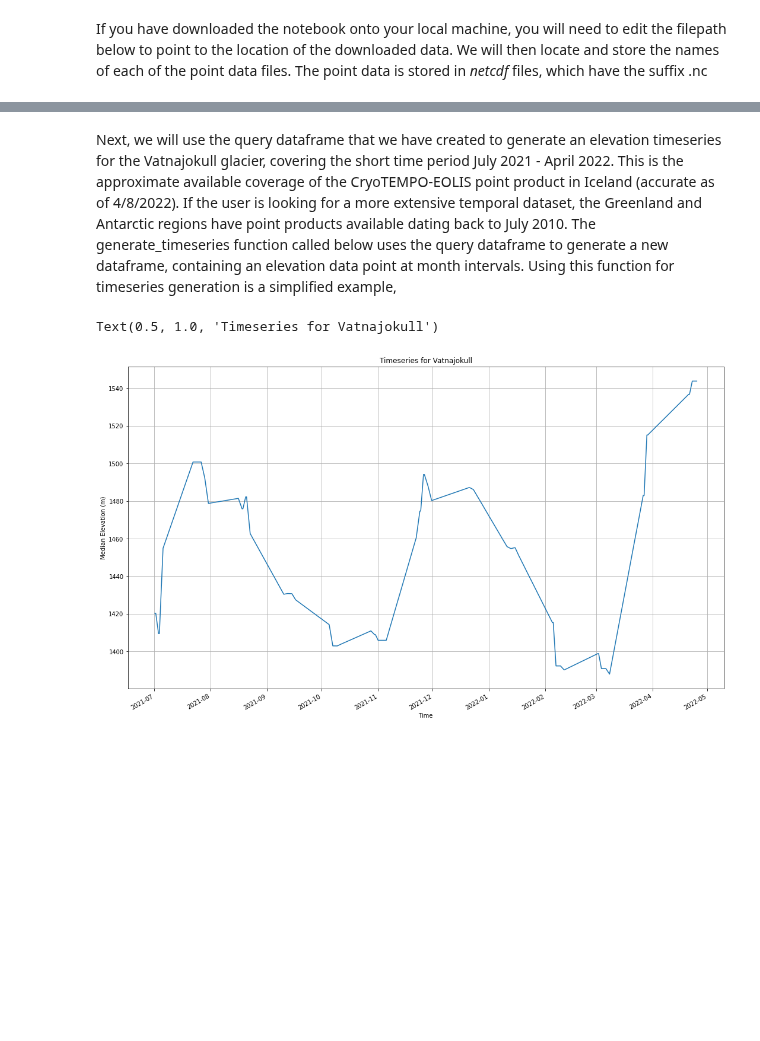
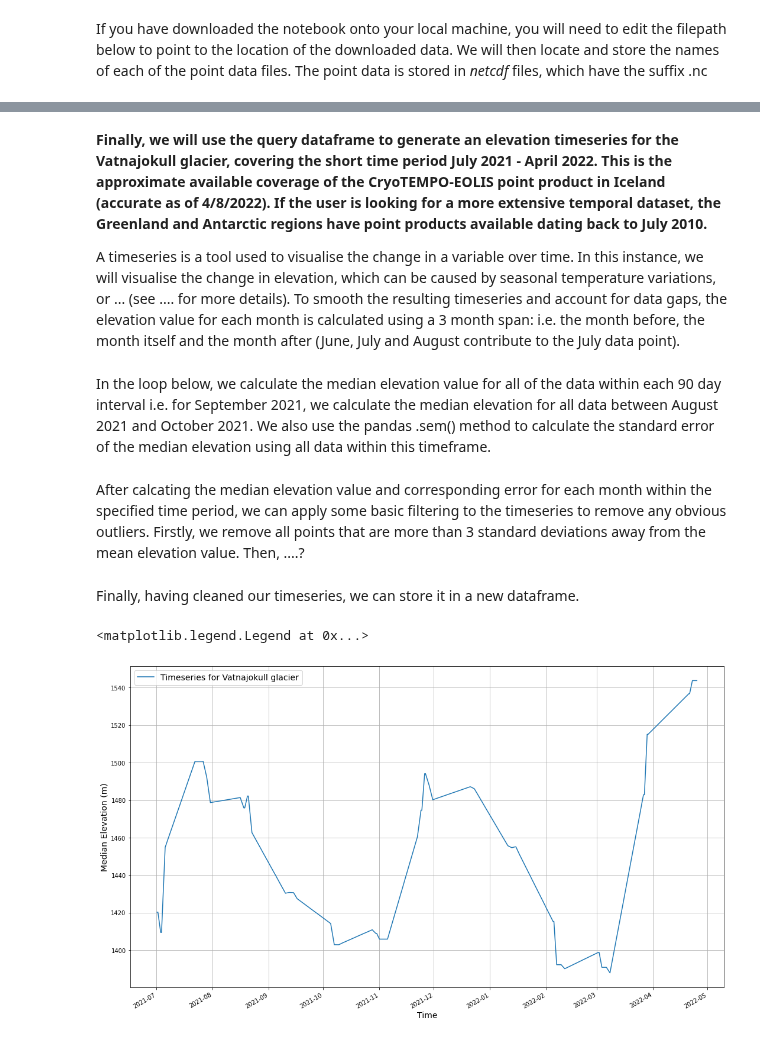
Before and after one commit to earthwave/eolis_demo_notebooks, a Jupyter notebook: cryotempo_eolis_download_plot_point_data.ipynb, the cells around one changed output, grey strips where cells are left out. Drawn from its saved outputs; the diff is of its cells as text; code cells hidden in the pictures; blank space fills up the shorter version.

Commit message:
Minimal functions and better documentation

```diff
--- a/cryotempo_eolis_download_plot_point_data.ipynb
+++ b/cryotempo_eolis_download_plot_point_data.ipynb
@@ -103 +110,5 @@ files = sorted(glob.glob(data_filepath+'/*.nc'))
+# %%
+data_filepath = '/home/dubbersophie/ew_code/extra_stuff_for_eolis_demo/point_data/'
+#data_filepath = 'content/' #Filepath specific to the Google Colab environment
+files = sorted(glob.glob(data_filepath+'/*.nc'))
 # %% [markdown]
@@ -146,3 +175,4 @@ print('Point data from ',dates[0],' to ',dates[-1])
 # %% [markdown]
-Next, we will use the query dataframe that we have created to generate an elevation timeseries for the Vatnajokull glacier, covering the short time period July 2021 - April 2022. This is the approximate available coverage of the CryoTEMPO-EOLIS point product in Iceland (accurate as of 4/8/2022). If the user is looking for a more extensive temporal dataset, the Greenland and Antarctic regions have point products available dating back to July 2010.
-The generate_timeseries function called below uses the query dataframe to generate a new dataframe, containing an elevation data point at month intervals. Using this function for timeseries generation is a simplified example,
+<strong>Finally, we will use the query dataframe to generate an elevation timeseries for the Vatnajokull glacier, covering the short time period July 2021 - April 2022. This is the approximate available coverage of the CryoTEMPO-EOLIS point product in Iceland (accurate as of 4/8/2022). If the user is looking for a more extensive temporal dataset, the Greenland and Antarctic regions have point products available dating back to July 2010. </strong>
+
+A timeseries is a tool used to visualise the change in a variable over time. In this instance, we will visualise the change in elevation, which can be caused by seasonal temperature variations, or ... (see .... for more details). To smooth the resulting timeseries and account for data gaps, the elevation value for each month is calculated using a 3 month span: i.e. the month before, the month itself and the month after (June, July and August contribute to the July data point).
@@ -149,21 +183,12 @@ The generate_timeseries function called below uses the query dataframe to genera
+# %% [markdown]
+In the loop below, we calculate the median elevation value for all of the data within each 90 day interval i.e. for September 2021, we calculate the median elevation for all data between August 2021 and October 2021. We also use the pandas .sem() method to calculate the standard error of the median elevation using all data within this timeframe.
 # %%
-# Use generate_timeseries function to calculate a 12 month timeseries for this dataset, using a 90 day overlap and some basic filtering
-interval = 90.
-medians, errors = [], []
-column = 'elevation'
-
 for idx, date in enumerate(dates):
     startdate = datetime.datetime.timestamp(date-relativedelta(days=+(interval/2)))
     enddate = datetime.datetime.timestamp(date+relativedelta(days=+(interval/2)))
-    df_filt = data[(data.time >= startdate) & (data.time < enddate)].reindex()
+    df_filt = full_query_results[(full_query_results.time >= startdate) & (full_query_results.time < enddate)].reindex()
 
-    medians.append(np.nanmedian(full_query_results[column]))
-    errors.append(full_query_results[column].sem())
-
-medians = np.where(np.abs(np.array(medians)-np.nanmean(medians)) <= (3*np.nanstd(medians)), np.array(medians), np.nan)
-medians = np.where(np.array(errors) <= 3, np.array(medians), np.nan)
-
-timeseries_df = pd.DataFrame()
-timeseries_df['dates'] = dates
-timeseries_df['medians'] = medians
-timeseries_df['errors'] = errors
+    medians.append(np.nanmedian(df_filt[column]))
+    errors.append(df_filt[column].sem())
+# %% [markdown]
+After calcating the median elevation value and corresponding error for each month within the specified time period, we can apply some basic filtering to the timeseries to remove any obvious outliers. Firstly, we remove all points that are more than 3 standard deviations away from the mean elevation value. Then, ....?
@@ -169,0 +198,2 @@ timeseries_df['errors'] = errors
+# %% [markdown]
+Finally, having cleaned our timeseries, we can store it in a new dataframe.
@@ -170,16 +205,16 @@ timeseries_df['errors'] = errors
 # %%
 # Plot the timeseries dataframe
 fig, axs = plt.subplots(1,1,figsize=(18,10))
 
-axs.plot(timeseries_df['dates'],timeseries_df['medians'])
-axs.set_ylabel('Median Elevation (m)')
-axs.set_xlabel('Time')
+axs.plot(timeseries_df['dates'],timeseries_df['medians'], label='Timeseries for Vatnajokull glacier')
+axs.set_ylabel('Median Elevation (m)',fontsize=14)
+axs.set_xlabel('Time',fontsize=14)
 
 axs.xaxis.set_major_formatter(mdate.DateFormatter('%Y-%m'))
 for label in axs.get_xticklabels(which='major'):
     label.set(rotation=30, horizontalalignment='right')
 axs.grid(visible=True)
-axs.set_title('Timeseries for Vatnajokull')
+plt.legend(fontsize=14)
 # %% [output]
-Text(0.5, 1.0, 'Timeseries for Vatnajokull')
+<matplotlib.legend.Legend at 0x...>
-[figure, old version]
+[figure, new version]
```
Also changed, not shown: parts of 29 cells of this notebook, 1 other file.
